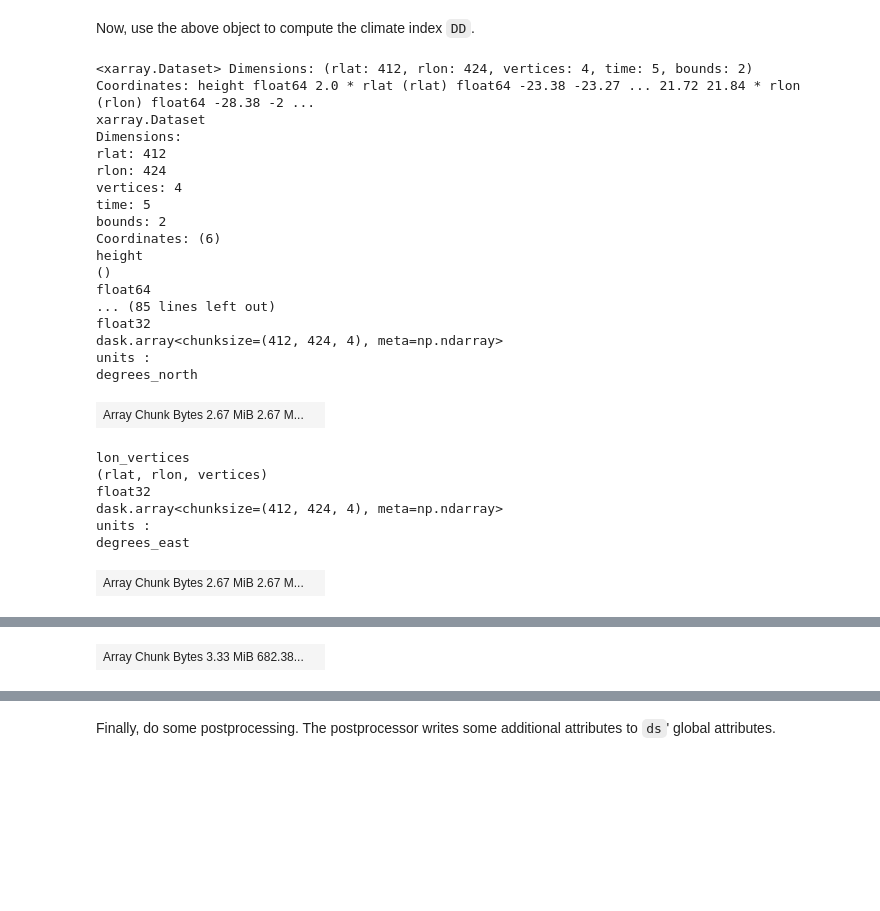
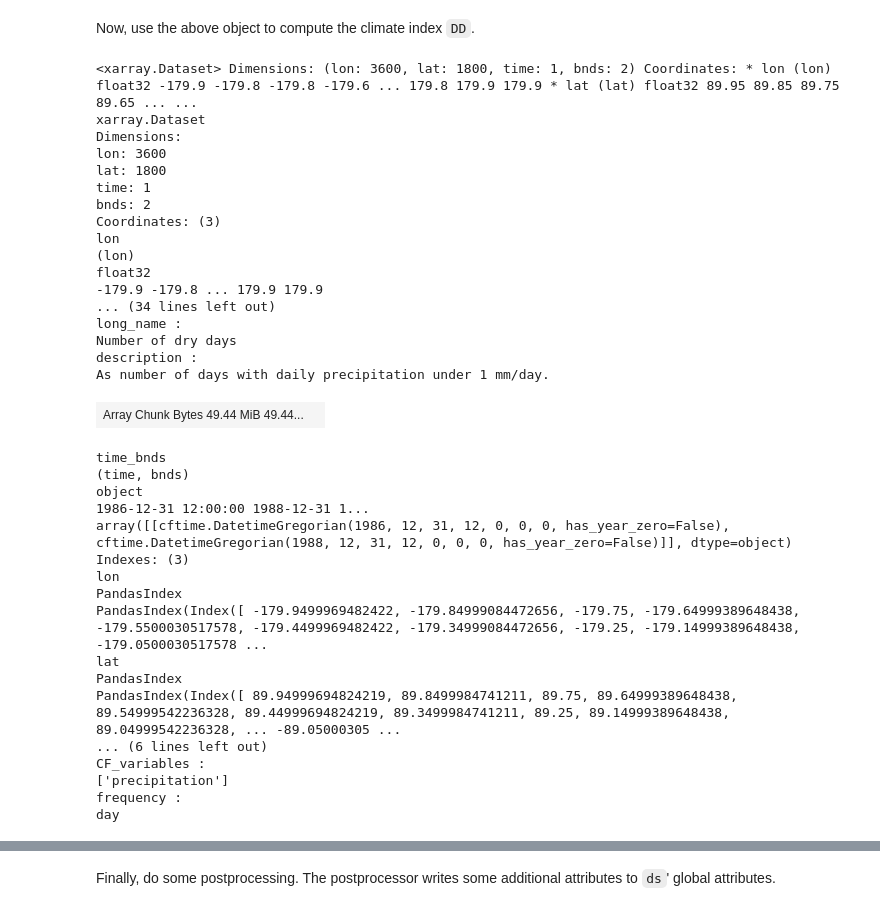
Before and after one commit to climate-service-center/index_calculator, a Jupyter notebook: notebooks/DD_computation.ipynb, the cells around one changed output, grey strips where cells are left out. Cells and saved outputs as stored; diff of their text form; code cells hidden in the pictures; blank space fills up the shorter version.

```diff
--- a/notebooks/DD_computation.ipynb
+++ b/notebooks/DD_computation.ipynb
@@ -33,7 +33,7 @@ yearList = [year for year in range(start.year, end.year)]  # + 1)]
 pr = []
 
 for year in yearList:
-    pr += glob.glob(path + "/" + str(year) + "/*" + str(year) + "*.nc")
+    pr += glob.glob(path + "/1987/" + "*19870*.nc")
 
 pr
 # %% [output]
@@ -95,0 +57,5 @@ ds
+# %%
+ds = open_xrdataset(pr)
+ds["precipitation"] = ds["precipitation"] / 3
+ds["precipitation"].attrs["units"] = "mm h-1"
+ds
@@ -101,6 +101,7 @@ Preprocessor tasks are:
 * crop time axis to required left and right border
 * write available and requested time range to object
 # %%
-preproc = xcalc.preprocessing(ds)
+preproc = xcalc.preprocessing(ds, project="MSWEP", crop_time_axis=False)
+# preproc = xcalc.preprocessing(ds, crop_time_axis=False)
 preproc.preproc
 # %% [output]
@@ -108,31 +179,43 @@ UnboundLocalError: local variable 'coords' referenced before assignment
 # %% [markdown]
 Now, use the above object to compute the climate index `DD`.
 # %%
-proc = xcalc.processing("DD", preproc_obj=preproc)
+proc = xcalc.processing(
+    "DD", project="MSWEP", crop_time_axis=False, preproc_obj=preproc
+)
 proc.proc
 # %% [output]
-<xarray.Dataset> Dimensions: (rlat: 412, rlon: 424, vertices: 4, time: 5, bounds: 2) Coordinates: height float64 2.0 * rlat (rlat) float64 -23.38 -23.27 ... 21.72 21.84 * rlon (rlon) float64 -28.38 -2 ...
+<xarray.Dataset> Dimensions: (lon: 3600, lat: 1800, time: 1, bnds: 2) Coordinates: * lon (lon) float32 -179.9 -179.8 -179.8 -179.6 ... 179.8 179.9 179.9 * lat (lat) float32 89.95 89.85 89.75 89.65 ... ...
 xarray.Dataset
 Dimensions:
-rlat: 412
-rlon: 424
-vertices: 4
-time: 5
-bounds: 2
-Coordinates: (6)
-height
-()
-float64
-... (85 lines left out)
+lon: 3600
+lat: 1800
+time: 1
+bnds: 2
+Coordinates: (3)
+lon
+(lon)
 float32
-dask.array<chunksize=(412, 424, 4), meta=np.ndarray>
-units :
-degrees_north
+-179.9 -179.8 ... 179.9 179.9
+... (34 lines left out)
+long_name :
+Number of dry days
+description :
+As number of days with daily precipitation under 1 mm/day.
-| Array Chunk Bytes 2.67 MiB 2.67 M... |  |
+| Array Chunk Bytes 49.44 MiB 49.44... |  |
-lon_vertices
-(rlat, rlon, vertices)
-float32
-dask.array<chunksize=(412, 424, 4), meta=np.ndarray>
-units :
-degrees_east
+time_bnds
+(time, bnds)
+object
+1986-12-31 12:00:00 1988-12-31 1...
+array([[cftime.DatetimeGregorian(1986, 12, 31, 12, 0, 0, 0, has_year_zero=False), cftime.DatetimeGregorian(1988, 12, 31, 12, 0, 0, 0, has_year_zero=False)]], dtype=object)
+Indexes: (3)
+lon
+PandasIndex
+PandasIndex(Index([ -179.9499969482422, -179.84999084472656, -179.75, -179.64999389648438, -179.5500030517578, -179.4499969482422, -179.34999084472656, -179.25, -179.14999389648438, -179.0500030517578 ...
+lat
+PandasIndex
+PandasIndex(Index([ 89.94999694824219, 89.8499984741211, 89.75, 89.64999389648438, 89.54999542236328, 89.44999694824219, 89.3499984741211, 89.25, 89.14999389648438, 89.04999542236328, ... -89.05000305 ...
+... (6 lines left out)
+CF_variables :
+['precipitation']
+frequency :
+day
-| Array Chunk Bytes 2.67 MiB 2.67 M... |  |
@@ -155 +221,0 @@ Annual mean of daily mean temperature.
-| Array Chunk Bytes 3.33 MiB 682.38... |  |
```
Also changed, not shown: parts of 16 cells of this notebook, 1 other file.
